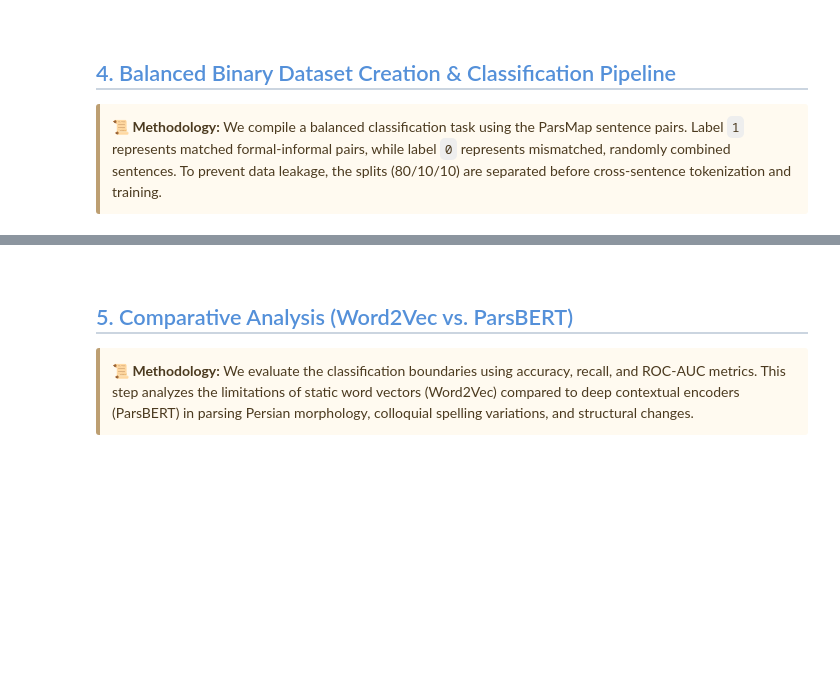
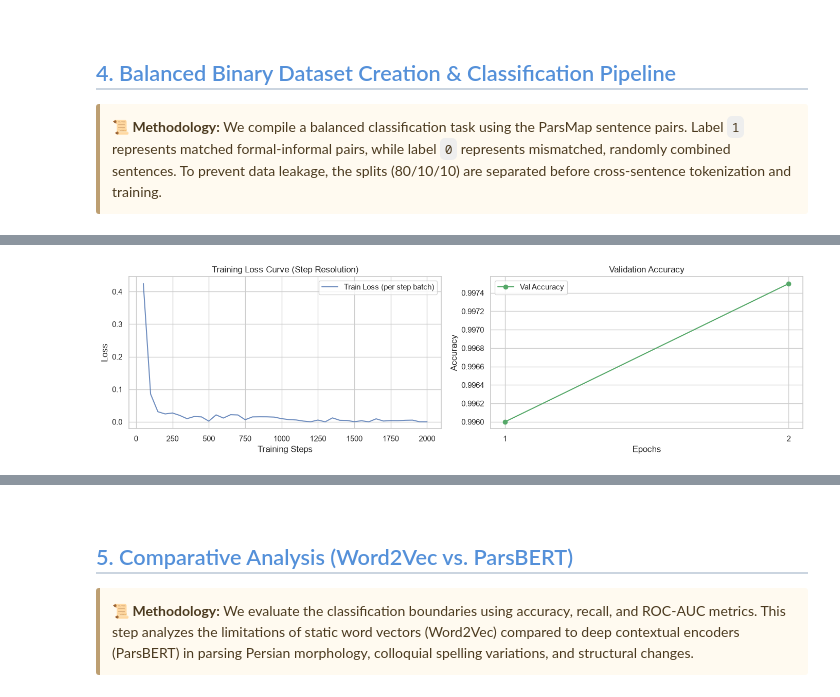
Before and after one commit to Parsa-Saeednia/UT-DataScience-Spring2026, a Jupyter notebook: Assignments/CA5/task2_Semantic_Equivalence_in_Formal_Informal_Persian.ipynb, the cells around one changed output, grey strips where cells are left out. Drawn from its saved outputs; the diff is of its cells as text; code cells hidden in the pictures; blank space fills up the shorter version.

```diff
--- a/Assignments/CA5/task2_Semantic_Equivalence_in_Formal_Informal_Persian.ipynb
+++ b/Assignments/CA5/task2_Semantic_Equivalence_in_Formal_Informal_Persian.ipynb
@@ -316,0 +1361,95 @@ informal_tif  1.2610  0.2246  1.0  1.2000  9.0
+# %%
+def predict_equivalence(formal_sentence: str, informal_sentence: str) -> dict:
+    fine_tuned_model.eval()
+
+    encoding = tokenizer(
+        formal_sentence,
+        informal_sentence,
+        truncation=True,
+        padding='max_length',
+        max_length=64,
+        return_tensors='pt'
+    )
+
+    input_ids = encoding['input_ids'].to(device)
+    attention_mask = encoding['attention_mask'].to(device)
+    token_type_ids = encoding['token_type_ids'].to(device)
+
+    with torch.no_grad():
+        with torch.amp.autocast('cuda', enabled=torch.cuda.is_available()):
+            outputs = fine_tuned_model(
+                input_ids=input_ids,
+                attention_mask=attention_mask,
+                token_type_ids=token_type_ids
+            )
+
+        probs = torch.softmax(outputs.logits, dim=1).squeeze(0)
+        pred_label = torch.argmax(probs).item()
+        confidence = probs[pred_label].item()
+
+    return {
+        "formal_sentence": formal_sentence,
+        "informal_sentence": informal_sentence,
+        "prediction": "Equivalent" if pred_label == 1 else "Non-Equivalent",
+        "confidence": float(confidence)
+    }
+
+
+# =====================================================================
+# MASTER PIPELINE & NOVEL TEST DEMONSTRATION
+# =====================================================================
+
+LOCAL_MODEL_PATH = "./parsbert_model"
+
+dataloaders, tokenizer = prepare_data_splits(
+    df,
+    model_path=LOCAL_MODEL_PATH,
+    batch_size=32,
+    max_len=64,
+    max_samples=20000
+)
+
+display_tokenized_sample(tokenizer)
+
+fine_tuned_model = train_and_evaluate_with_steps(
+    dataloaders,
+    model_path=LOCAL_MODEL_PATH,
+    epochs=2,
+    lr=2e-5,
+    log_steps=50
+)
+
+test_df = evaluate_and_analyze(fine_tuned_model, dataloaders['test'])
+
+print("\n" + "="*55)
+print(" DEMONSTRATION ON NOVEL, OUT-OF-DATASET PAIRS")
+print("="*55)
+
+pair_1 = predict_equivalence(
+    formal_sentence="من نمی‌توانم این حجم از کار را تا فردا تمام کنم.",
+    informal_sentence="عمرا بتونم این همه کار رو تا فردا تموم کنم."
+)
+print("\n[Pair 1 - Expected: Equivalent]")
+print(f"Formal:   {pair_1['formal_sentence']}")
+print(f"Informal: {pair_1['informal_sentence']}")
+print(f"Result:   {pair_1['prediction']} (Confidence: {pair_1['confidence']:.4f})")
+
+pair_2 = predict_equivalence(
+    formal_sentence="من با ماشین به دانشگاه رفتم.",
+    informal_sentence="من بدون ماشین به دانشگاه رفتم."
+)
+print("\n[Pair 2 - Expected: Non-Equivalent]")
+print(f"Formal:   {pair_2['formal_sentence']}")
+print(f"Informal: {pair_2['informal_sentence']}")
+print(f"Result:   {pair_2['prediction']} (Confidence: {pair_2['confidence']:.4f})")
+
+pair_3 = predict_equivalence(
+    formal_sentence="برنامه‌نویسی پایتون بسیار لذت‌بخش است.",
+    informal_sentence="دیروز رفتم بازار سبزی خریدم."
+)
+print("\n[Pair 3 - Expected: Non-Equivalent]")
+print(f"Formal:   {pair_3['formal_sentence']}")
+print(f"Informal: {pair_3['informal_sentence']}")
+print(f"Result:   {pair_3['prediction']} (Confidence: {pair_3['confidence']:.4f})")
+print("="*55)
+# %% [output]
@@ -316,0 +1492 @@ informal_tif  1.2610  0.2246  1.0  1.2000  9.0
+[figure, added]
```
Also changed, not shown: parts of 29 cells of this notebook, 1 other file.
